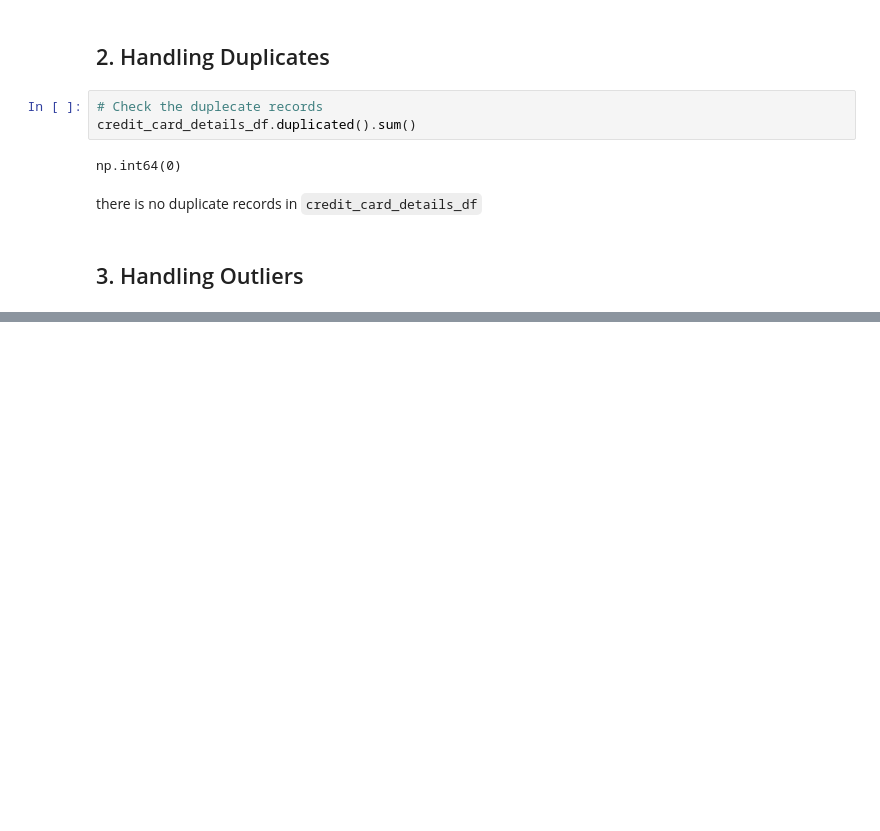
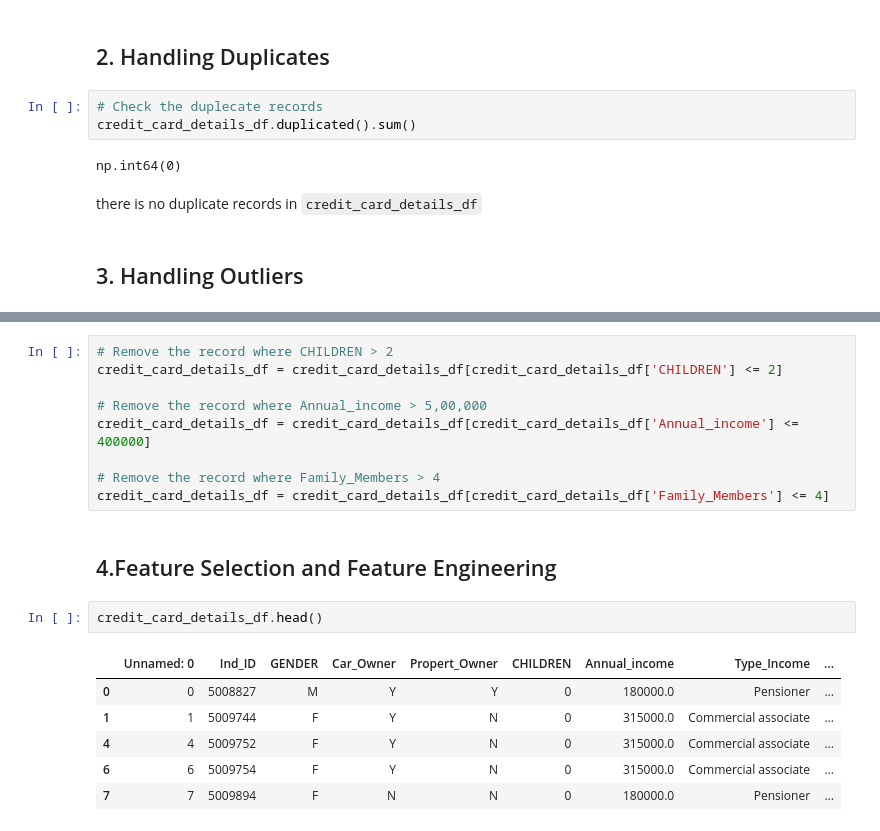
Before and after one commit to Namachivayam2001/ML-Tutorials, a Jupyter notebook: PreProcessing_with_credit_card_details_dataset.ipynb, the cells around one changed output, grey strips where cells are left out. Saved outputs shown, nothing was run; the diff lists cells and outputs as text; blank space fills up the shorter version.

```diff
--- a/PreProcessing_with_credit_card_details_dataset.ipynb
+++ b/PreProcessing_with_credit_card_details_dataset.ipynb
@@ -257,0 +256,20 @@ plt.show()
+# %%
+# Remove the record where CHILDREN > 2
+credit_card_details_df = credit_card_details_df[credit_card_details_df['CHILDREN'] <= 2]
+
+# Remove the record where Annual_income > 5,00,000
+credit_card_details_df = credit_card_details_df[credit_card_details_df['Annual_income'] <= 400000]
+
+# Remove the record where Family_Members > 4
+credit_card_details_df = credit_card_details_df[credit_card_details_df['Family_Members'] <= 4]
+# %% [markdown]
+## 4.Feature Selection and Feature Engineering
+# %%
+credit_card_details_df.head()
+# %% [output]
+|  | Unnamed: 0 | Ind_ID | GENDER | Car_Owner | Propert_Owner | CHILDREN | Annual_income | Type_Income | ... |
+| 0 | 0 | 5008827 | M | Y | Y | 0 | 180000.0 | Pensioner | ... |
+| 1 | 1 | 5009744 | F | Y | N | 0 | 315000.0 | Commercial associate | ... |
+| 4 | 4 | 5009752 | F | Y | N | 0 | 315000.0 | Commercial associate | ... |
+| 6 | 6 | 5009754 | F | Y | N | 0 | 315000.0 | Commercial associate | ... |
+| 7 | 7 | 5009894 | F | N | N | 0 | 180000.0 | Pensioner | ... |
```
Also changed, not shown: parts of 18 cells of this notebook.
